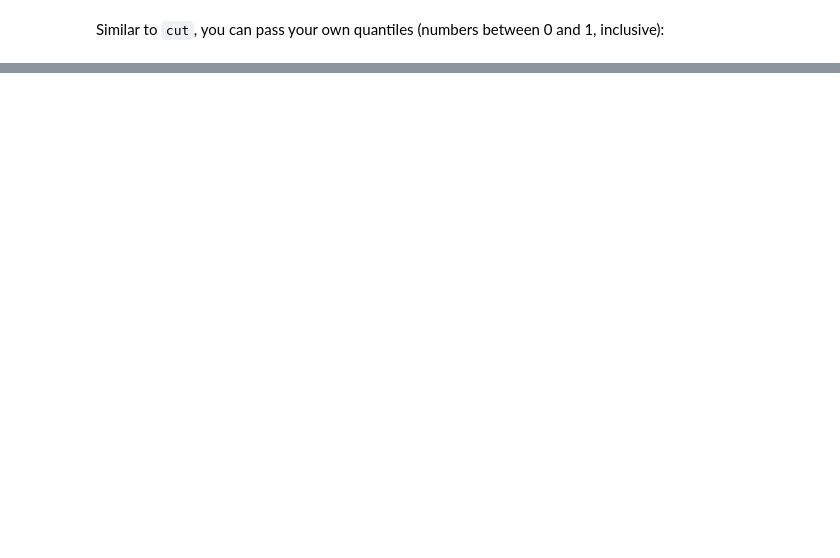
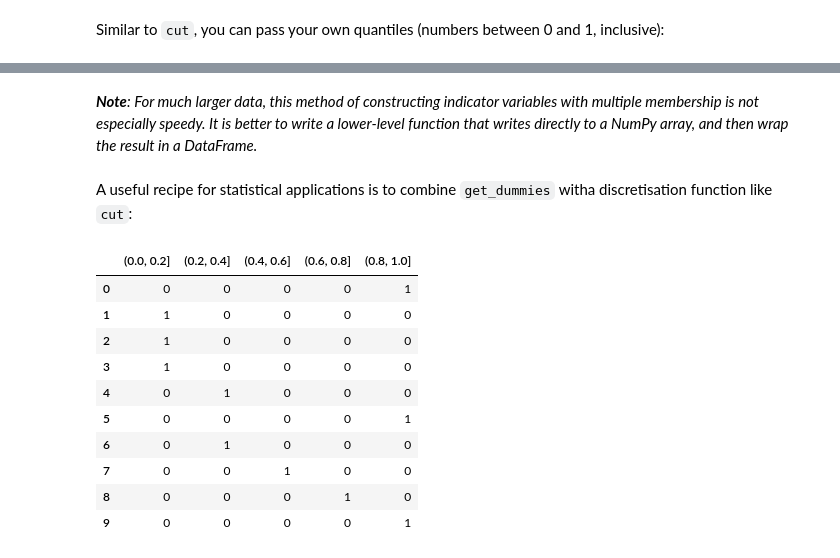
Before and after one commit to colinat/pandas, a Jupyter notebook: dataclean.ipynb, the cells around one changed output, grey strips where cells are left out. Saved outputs shown, nothing was run; the diff lists cells and outputs as text; code cells hidden in the pictures; blank space fills up the shorter version.

```diff
--- a/dataclean.ipynb
+++ b/dataclean.ipynb
@@ -598,0 +826,21 @@ dtype: int64
+# %% [markdown]
+_**Note**: For much larger data, this method of constructing indicator variables with multiple membership is not especially speedy. It is better to write a lower-level function that writes directly to a NumPy array, and then wrap the result in a DataFrame._
+# %% [markdown]
+A useful recipe for statistical applications is to combine `get_dummies` witha discretisation function like `cut`:
+# %%
+values = np.random.rand(10)
+
+bins = [0, 0.2, 0.4, 0.6, 0.8, 1]
+pd.get_dummies(pd.cut(values, bins))
+# %% [output]
+|  | (0.0, 0.2] | (0.2, 0.4] | (0.4, 0.6] | (0.6, 0.8] | (0.8, 1.0] |
+| 0 | 0 | 0 | 0 | 0 | 1 |
+| 1 | 1 | 0 | 0 | 0 | 0 |
+| 2 | 1 | 0 | 0 | 0 | 0 |
+| 3 | 1 | 0 | 0 | 0 | 0 |
+| 4 | 0 | 1 | 0 | 0 | 0 |
+| 5 | 0 | 0 | 0 | 0 | 1 |
+| 6 | 0 | 1 | 0 | 0 | 0 |
+| 7 | 0 | 0 | 1 | 0 | 0 |
+| 8 | 0 | 0 | 0 | 1 | 0 |
+| 9 | 0 | 0 | 0 | 0 | 1 |
```
Also changed, not shown: parts of 53 cells of this notebook.
